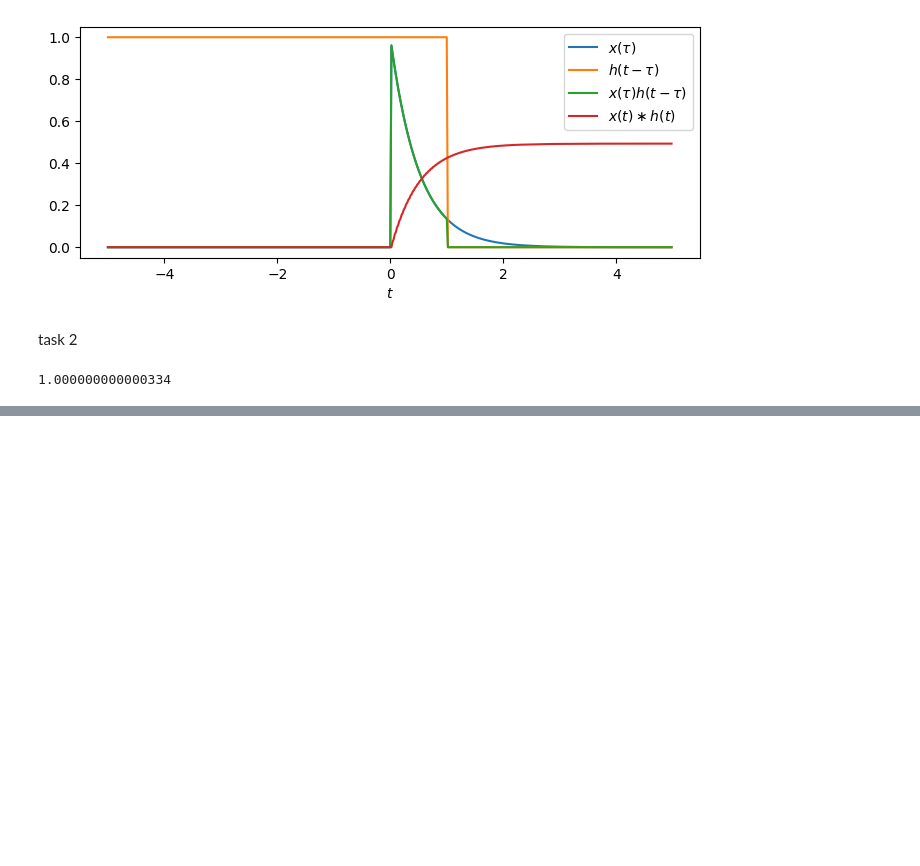
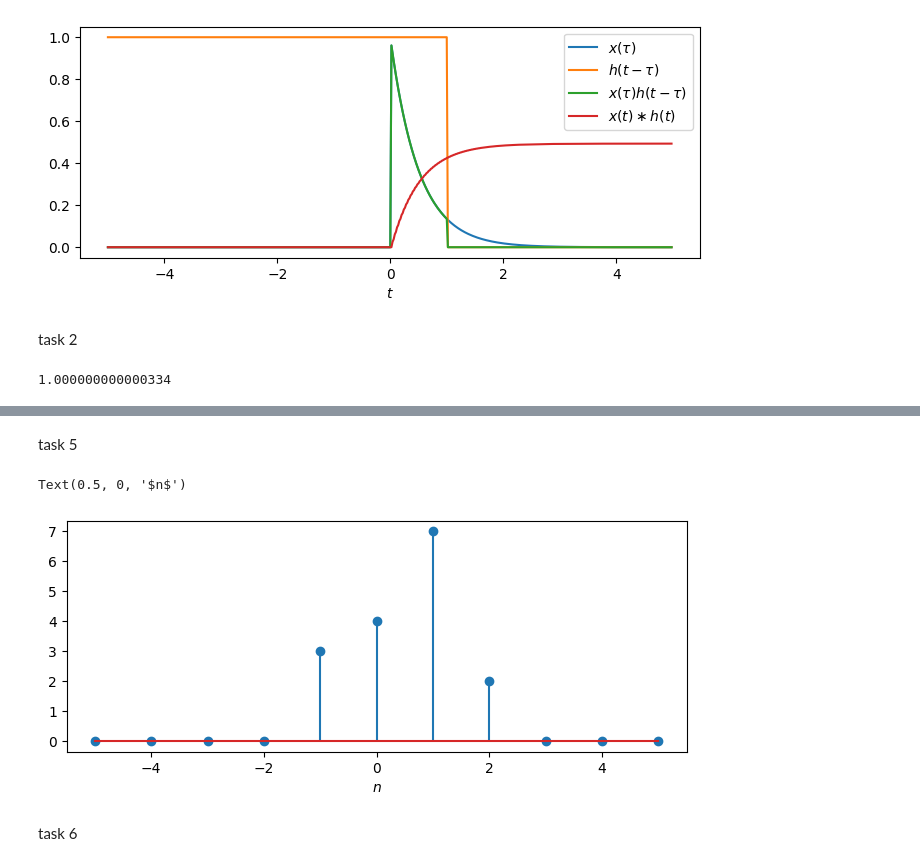
Before and after one commit to KaveeshwaraBandara/EN1094_Laboratory_Practice, a Jupyter notebook: Signal/workshop3.ipynb, the cells around one changed output, grey strips where cells are left out. Saved outputs shown, nothing was run; the diff lists cells and outputs as text; code cells hidden in the pictures; blank space fills up the shorter version.

```diff
--- a/Signal/workshop3.ipynb
+++ b/Signal/workshop3.ipynb
@@ -54,0 +80,14 @@ print(y)
+# %%
+x = np.array([0, 1, 1, 2, 0])
+h = np.array([0, 0, 0, 3, 1, 0, 0])
+hr = np.flip(h)
+xo = 2
+ho = 4
+y = np.zeros(len(x) + len(h) - 1)
+for n in range(len(y)):
+    xkmin = max(0, n - len(h) + 1)
+    xkmax = min(len(x), n + 1)
+    hkmin = max(0, len(h) - n -1)
+    hkmax = min(len(h), len(x) + len(h) -n -1)
+    y[n] = np.sum(x[xkmin:xkmax]*hr[hkmin:hkmax])
+    print("y[{0}] = x[{1}:{2}]*h[{3}:{4}] = {5}".format(n, xkmin, xkmax, hkmin, hkmax, y[n]))
@@ -54,0 +106,12 @@ print(y)
+# %% [markdown]
+task 5
+# %%
+n = np.arange(-5, 6, 1)
+plt.figure(figsize=(8,3))
+plt.stem(n, y)
+plt.xlabel(r'$n$')
+# %% [output]
+Text(0.5, 0, '$n$')
+[figure, added]
+# %% [markdown]
+task 6
```
Also changed, not shown: parts of 10 cells of this notebook.
